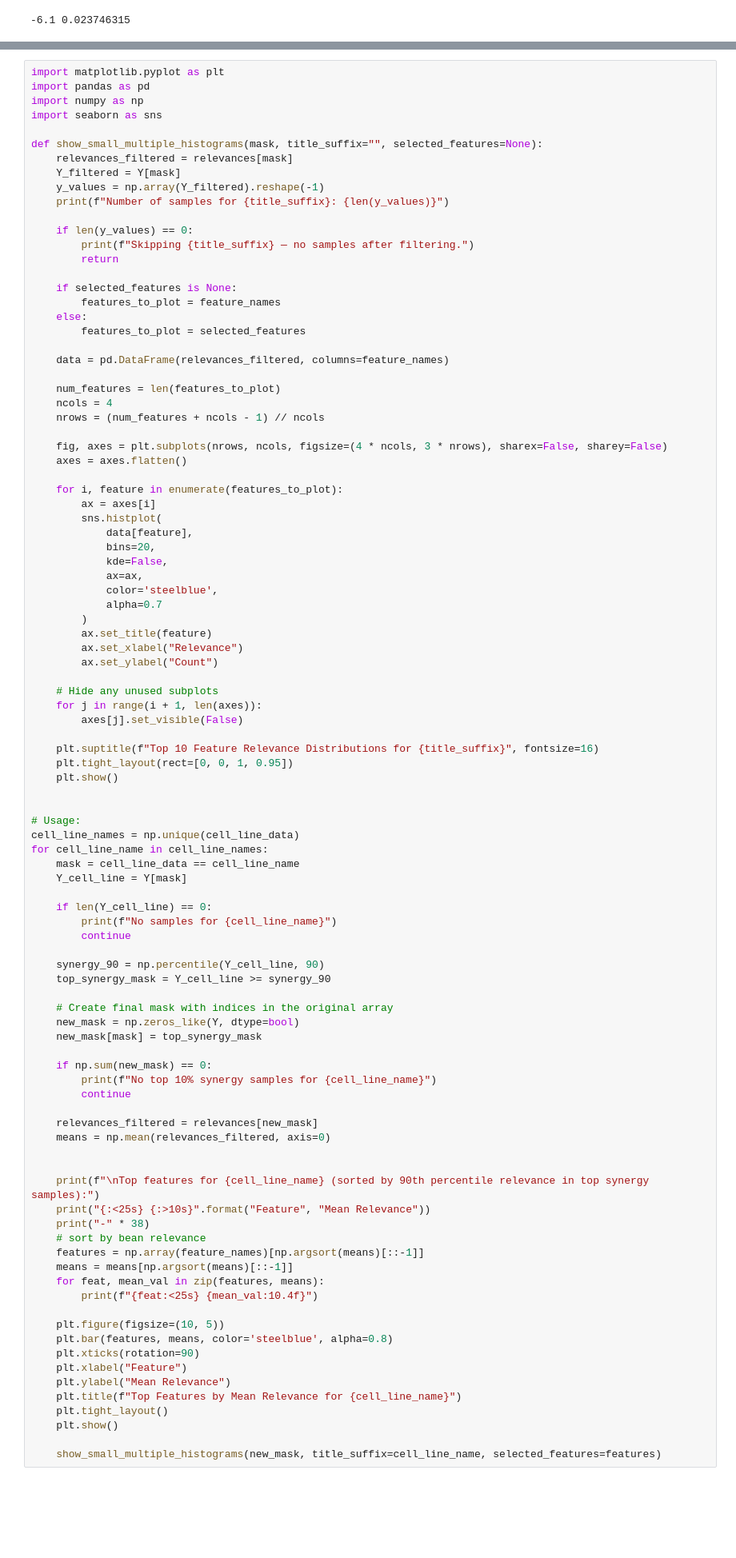
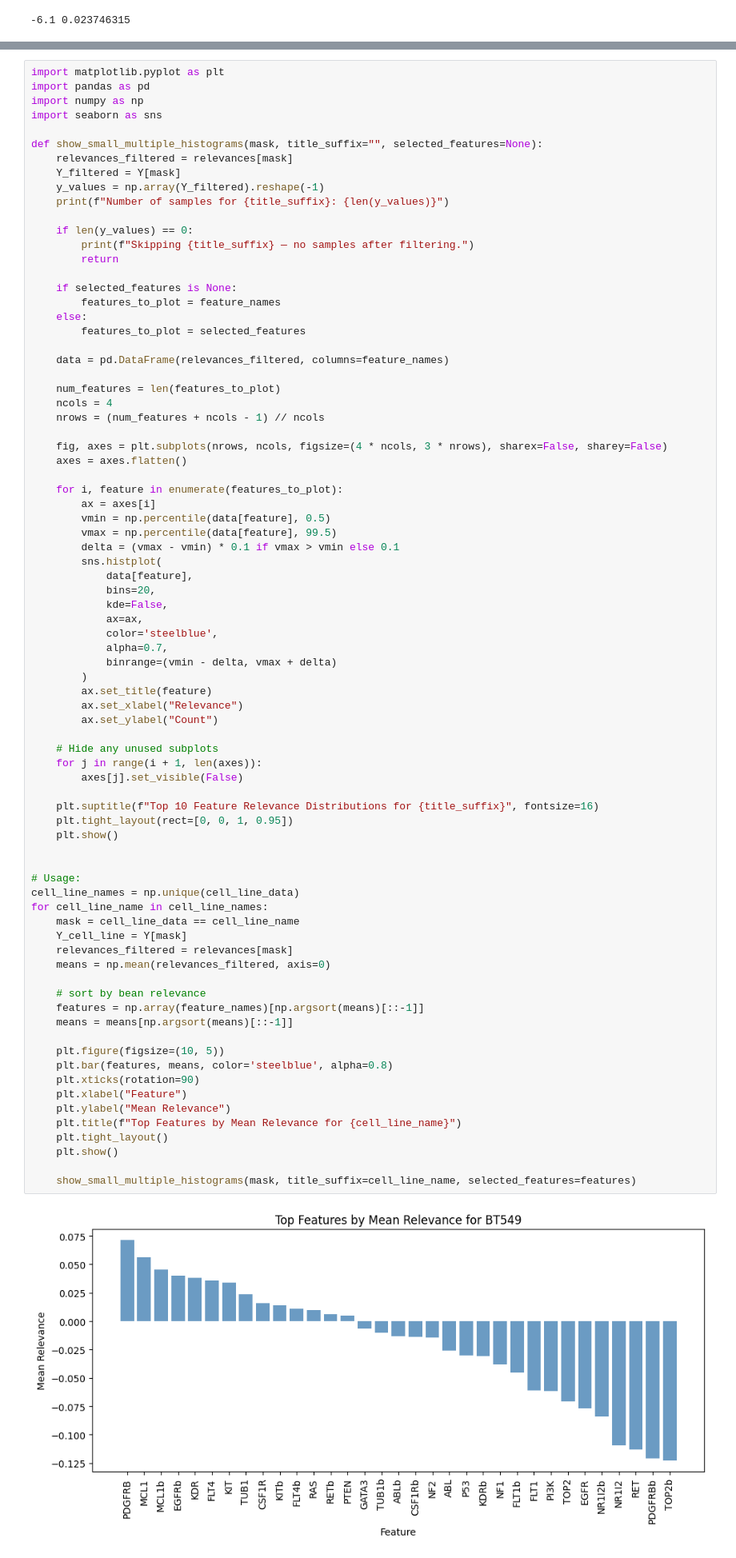
Before and after one commit to Hrishikesh332/Drug-Inhibitor-Cancer-Treatment, a Jupyter notebook: explainability/lrp/explaination.ipynb, the cells around one changed output, grey strips where cells are left out. Shown at 80% size. Cells and saved outputs as stored; diff of their text form; blank space fills up the shorter version.

Commit message:
updated relevances and better plots

```diff
--- a/explainability/lrp/explaination.ipynb
+++ b/explainability/lrp/explaination.ipynb
@@ -124,13 +124,17 @@ def show_small_multiple_histograms(mask, title_suffix="", selected_features=None
 
     for i, feature in enumerate(features_to_plot):
         ax = axes[i]
+        vmin = np.percentile(data[feature], 0.5)
+        vmax = np.percentile(data[feature], 99.5)
+        delta = (vmax - vmin) * 0.1 if vmax > vmin else 0.1
         sns.histplot(
             data[feature],
             bins=20,
             kde=False,
             ax=ax,
             color='steelblue',
-            alpha=0.7
+            alpha=0.7,
+            binrange=(vmin - delta, vmax + delta)
         )
         ax.set_title(feature)
         ax.set_xlabel("Relevance")
@@ -139,54 +143,33 @@ def show_small_multiple_histograms(mask, title_suffix="", selected_features=None
     # Hide any unused subplots
     for j in range(i + 1, len(axes)):
         axes[j].set_visible(False)
 
     plt.suptitle(f"Top 10 Feature Relevance Distributions for {title_suffix}", fontsize=16)
     plt.tight_layout(rect=[0, 0, 1, 0.95])
     plt.show()
 
 
 # Usage:
 cell_line_names = np.unique(cell_line_data)
 for cell_line_name in cell_line_names:
     mask = cell_line_data == cell_line_name
     Y_cell_line = Y[mask]
-
-    if len(Y_cell_line) == 0:
-        print(f"No samples for {cell_line_name}")
-        continue
-
-    synergy_90 = np.percentile(Y_cell_line, 90)
-    top_synergy_mask = Y_cell_line >= synergy_90
-
-    # Create final mask with indices in the original array
-    new_mask = np.zeros_like(Y, dtype=bool)
-    new_mask[mask] = top_synergy_mask
-
-    if np.sum(new_mask) == 0:
-        print(f"No top 10% synergy samples for {cell_line_name}")
-        continue
-
-    relevances_filtered = relevances[new_mask]
+    relevances_filtered = relevances[mask]
     means = np.mean(relevances_filtered, axis=0)
 
-
-    print(f"\nTop features for {cell_line_name} (sorted by 90th percentile relevance in top synergy samples):")
-    print("{:<25s} {:>10s}".format("Feature", "Mean Relevance"))
-    print("-" * 38)
     # sort by bean relevance
     features = np.array(feature_names)[np.argsort(means)[::-1]]
     means = means[np.argsort(means)[::-1]]
-    for feat, mean_val in zip(features, means):
-        print(f"{feat:<25s} {mean_val:10.4f}")
 
     plt.figure(figsize=(10, 5))
     plt.bar(features, means, color='steelblue', alpha=0.8)
     plt.xticks(rotation=90)
     plt.xlabel("Feature")
     plt.ylabel("Mean Relevance")
     plt.title(f"Top Features by Mean Relevance for {cell_line_name}")
     plt.tight_layout()
     plt.show()
 
-    show_small_multiple_histograms(new_mask, title_suffix=cell_line_name, selected_features=features)
+    show_small_multiple_histograms(mask, title_suffix=cell_line_name, selected_features=features)
 # %% [output]
+[figure, new version]
```
Also changed, not shown: parts of 1 cell of this notebook, 1 other file.
